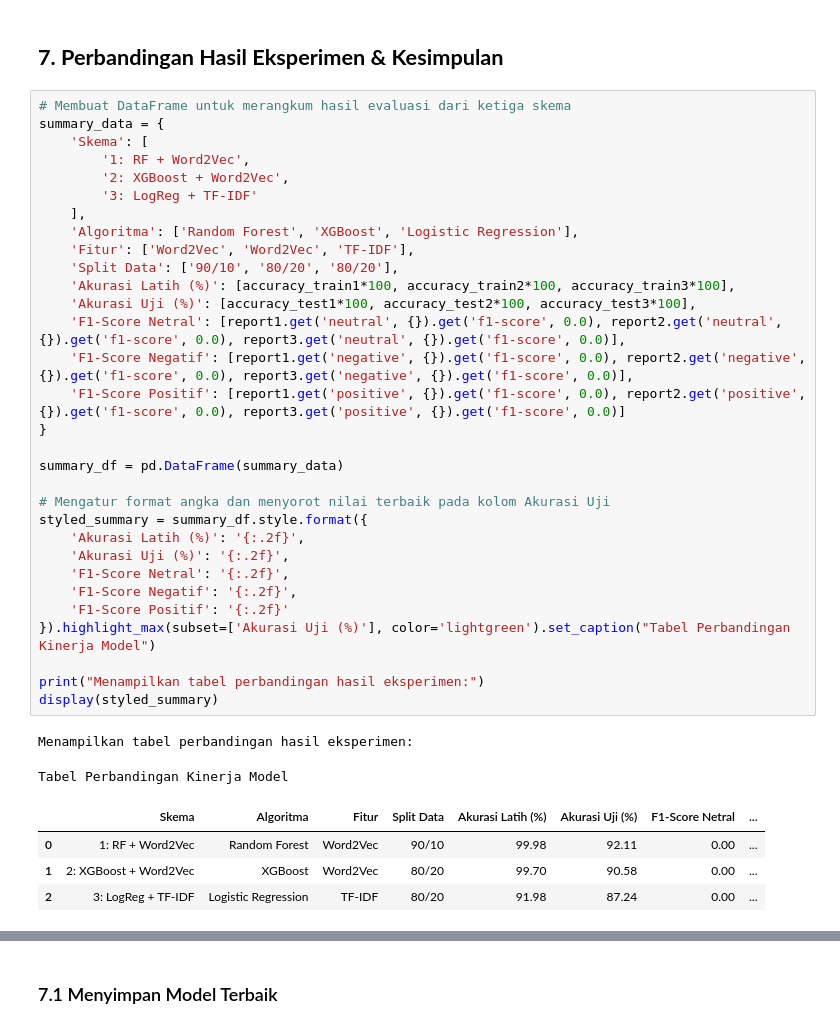
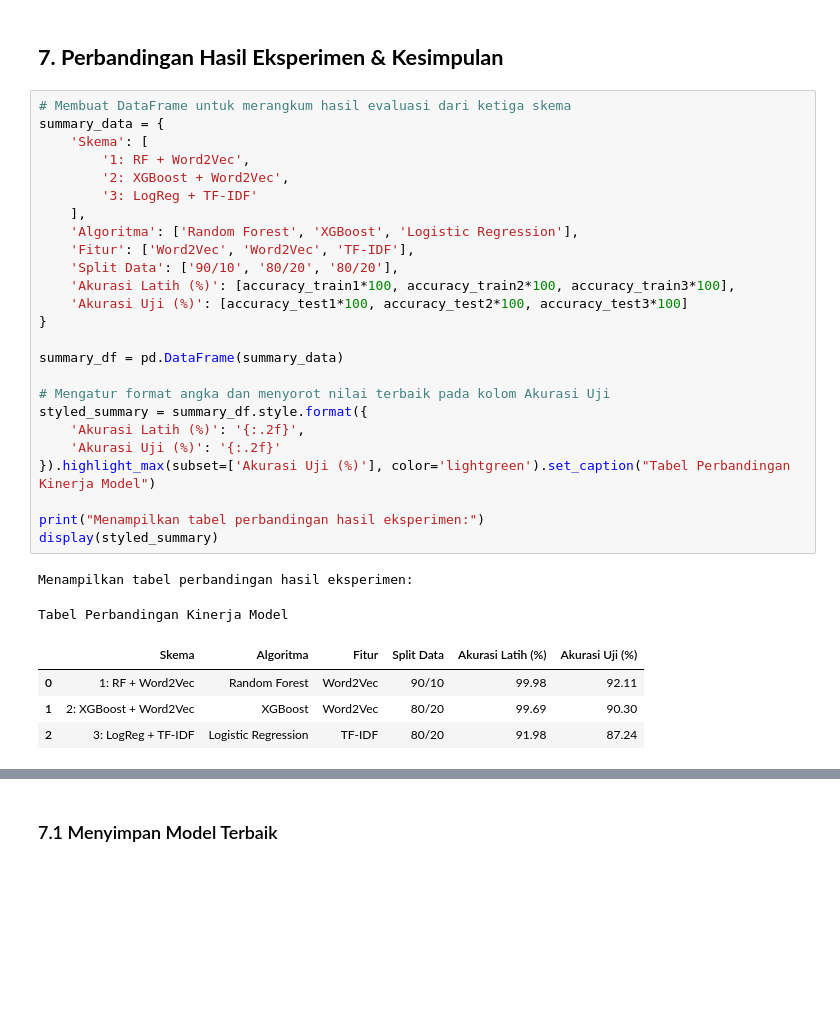
Before and after one commit to husainfadhlillah/dicoding-AppProductReview-SentimentAnalysis, a Jupyter notebook: Analisis Sentimen_Muhammad Husain Fadhlillah/pelatihan_model.ipynb, the cells around one changed output, grey strips where cells are left out. Drawn from its saved outputs; the diff is of its cells as text; blank space fills up the shorter version.

```diff
--- a/Analisis Sentimen_Muhammad Husain Fadhlillah/pelatihan_model.ipynb
+++ b/Analisis Sentimen_Muhammad Husain Fadhlillah/pelatihan_model.ipynb
@@ -876,41 +876,35 @@ weighted avg   0.873977  0.872390  0.872655  4310.00000
 # %%
 # Membuat DataFrame untuk merangkum hasil evaluasi dari ketiga skema
 summary_data = {
     'Skema': [
         '1: RF + Word2Vec',
         '2: XGBoost + Word2Vec',
         '3: LogReg + TF-IDF'
     ],
     'Algoritma': ['Random Forest', 'XGBoost', 'Logistic Regression'],
     'Fitur': ['Word2Vec', 'Word2Vec', 'TF-IDF'],
     'Split Data': ['90/10', '80/20', '80/20'],
     'Akurasi Latih (%)': [accuracy_train1*100, accuracy_train2*100, accuracy_train3*100],
-    'Akurasi Uji (%)': [accuracy_test1*100, accuracy_test2*100, accuracy_test3*100],
-    'F1-Score Netral': [report1.get('neutral', {}).get('f1-score', 0.0), report2.get('neutral', {}).get('f1-score', 0.0), report3.get('neutral', {}).get('f1-score', 0.0)],
-    'F1-Score Negatif': [report1.get('negative', {}).get('f1-score', 0.0), report2.get('negative', {}).get('f1-score', 0.0), report3.get('negative', {}).get('f1-score', 0.0)],
-    'F1-Score Positif': [report1.get('positive', {}).get('f1-score', 0.0), report2.get('positive', {}).get('f1-score', 0.0), report3.get('positive', {}).get('f1-score', 0.0)]
+    'Akurasi Uji (%)': [accuracy_test1*100, accuracy_test2*100, accuracy_test3*100]
 }
 
 summary_df = pd.DataFrame(summary_data)
 
 # Mengatur format angka dan menyorot nilai terbaik pada kolom Akurasi Uji
 styled_summary = summary_df.style.format({
     'Akurasi Latih (%)': '{:.2f}',
-    'Akurasi Uji (%)': '{:.2f}',
-    'F1-Score Netral': '{:.2f}',
-    'F1-Score Negatif': '{:.2f}',
-    'F1-Score Positif': '{:.2f}'
+    'Akurasi Uji (%)': '{:.2f}'
 }).highlight_max(subset=['Akurasi Uji (%)'], color='lightgreen').set_caption("Tabel Perbandingan Kinerja Model")
 
 print("Menampilkan tabel perbandingan hasil eksperimen:")
 display(styled_summary)
 # %% [output]
 Menampilkan tabel perbandingan hasil eksperimen:
 Tabel Perbandingan Kinerja Model
-|  | Skema | Algoritma | Fitur | Split Data | Akurasi Latih (%) | Akurasi Uji (%) | F1-Score Netral | ... |
-| 0 | 1: RF + Word2Vec | Random Forest | Word2Vec | 90/10 | 99.98 | 92.11 | 0.00 | ... |
-| 1 | 2: XGBoost + Word2Vec | XGBoost | Word2Vec | 80/20 | 99.70 | 90.58 | 0.00 | ... |
-| 2 | 3: LogReg + TF-IDF | Logistic Regression | TF-IDF | 80/20 | 91.98 | 87.24 | 0.00 | ... |
+|  | Skema | Algoritma | Fitur | Split Data | Akurasi Latih (%) | Akurasi Uji (%) |
+| 0 | 1: RF + Word2Vec | Random Forest | Word2Vec | 90/10 | 99.98 | 92.11 |
+| 1 | 2: XGBoost + Word2Vec | XGBoost | Word2Vec | 80/20 | 99.69 | 90.30 |
+| 2 | 3: LogReg + TF-IDF | Logistic Regression | TF-IDF | 80/20 | 91.98 | 87.24 |
 # %% [markdown]
 * **Metode yang digunakan** → Metode yang diterapkan adalah **agregasi dan visualisasi hasil eksperimen**. Seluruh metrik kinerja utama (Akurasi, F1-Score per kelas) dari ketiga skema pemodelan dikumpulkan dan disusun ke dalam sebuah `Pandas DataFrame`. Teknik *styling* (`.style.highlight_max`) kemudian digunakan untuk menyorot secara visual model dengan performa terbaik pada metrik kunci (`Akurasi Uji`), sehingga memudahkan interpretasi.
 
```
Also changed, not shown: parts of 7 cells of this notebook.
